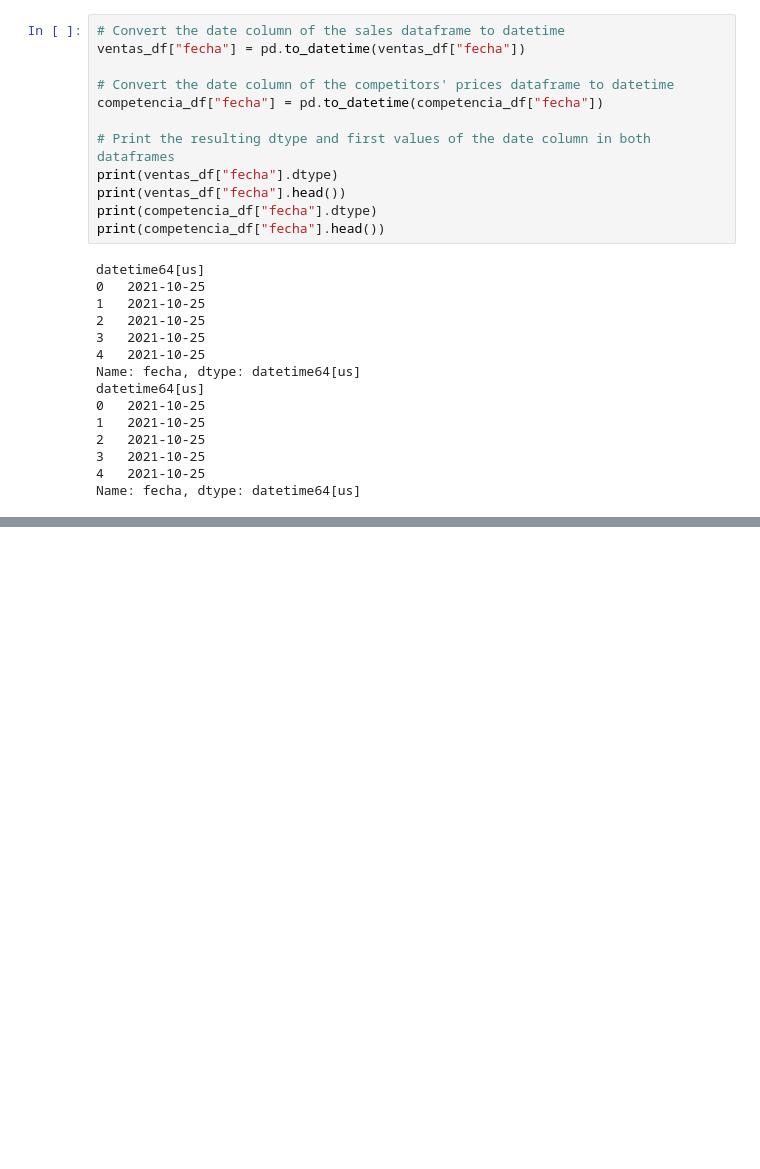
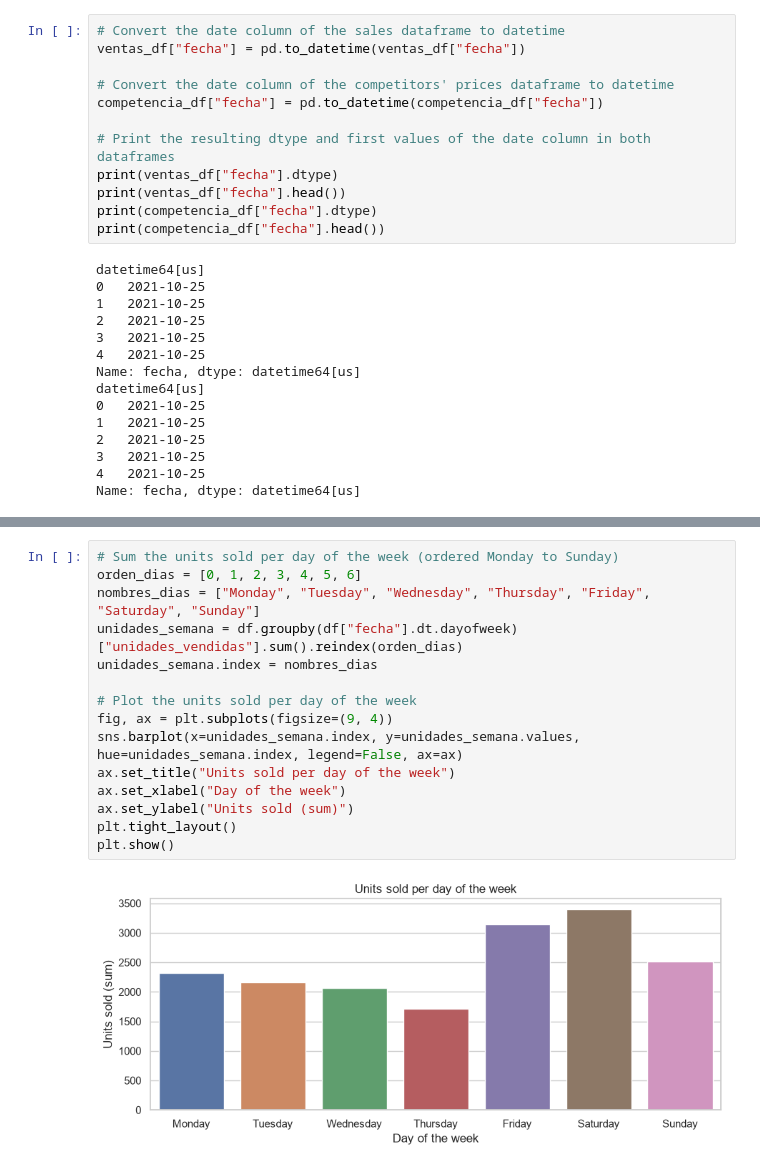
Before and after one commit to madatascienceml/black-friday-sales-forecasting, a Jupyter notebook: notebooks/entrenamiento.ipynb, the cells around one changed output, grey strips where cells are left out. Drawn from its saved outputs; the diff is of its cells as text; blank space fills up the shorter version.

```diff
--- a/notebooks/entrenamiento.ipynb
+++ b/notebooks/entrenamiento.ipynb
@@ -332,0 +382,17 @@ df.head()
+# %%
+# Sum the units sold per day of the week (ordered Monday to Sunday)
+orden_dias = [0, 1, 2, 3, 4, 5, 6]
+nombres_dias = ["Monday", "Tuesday", "Wednesday", "Thursday", "Friday", "Saturday", "Sunday"]
+unidades_semana = df.groupby(df["fecha"].dt.dayofweek)["unidades_vendidas"].sum().reindex(orden_dias)
+unidades_semana.index = nombres_dias
+
+# Plot the units sold per day of the week
+fig, ax = plt.subplots(figsize=(9, 4))
+sns.barplot(x=unidades_semana.index, y=unidades_semana.values, hue=unidades_semana.index, legend=False, ax=ax)
+ax.set_title("Units sold per day of the week")
+ax.set_xlabel("Day of the week")
+ax.set_ylabel("Units sold (sum)")
+plt.tight_layout()
+plt.show()
+# %% [output]
+[figure, added]
```
Also changed, not shown: parts of 13 cells of this notebook.
